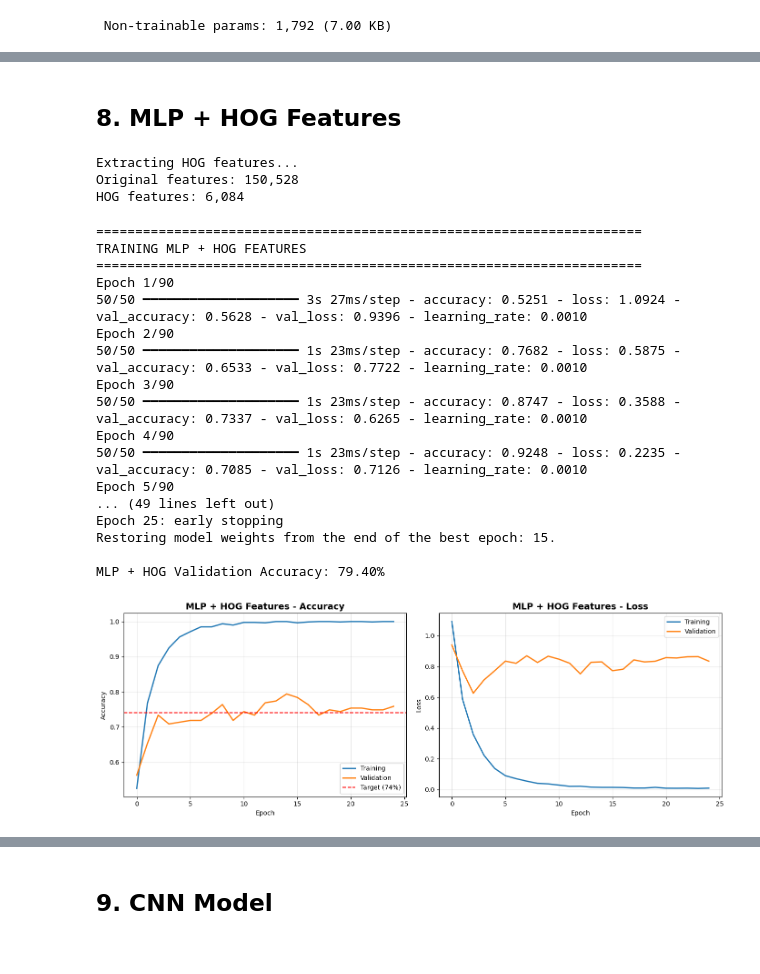
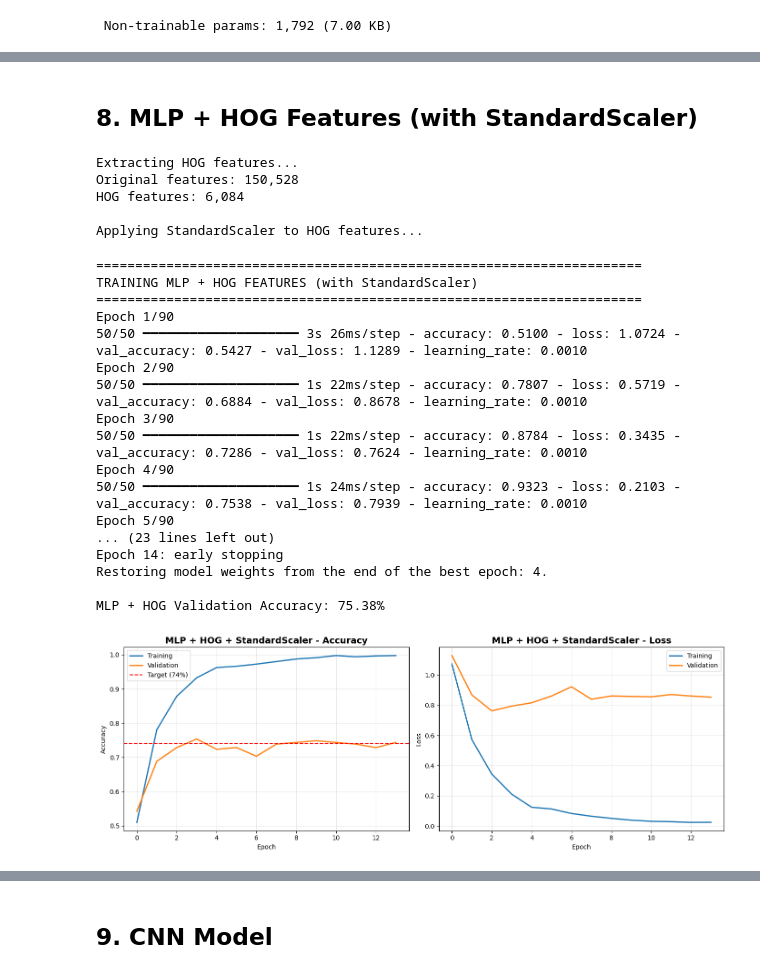
Before and after one commit to arberzylyftari/rps-project, a Jupyter notebook: notebooks/RockPaperScissors_FFNN.ipynb, the cells around one changed output, grey strips where cells are left out. Cells and saved outputs as stored; diff of their text form; code cells hidden in the pictures.

```diff
--- a/notebooks/RockPaperScissors_FFNN.ipynb
+++ b/notebooks/RockPaperScissors_FFNN.ipynb
@@ -327,5 +335,5 @@ Best val accuracy: 47.24% at epoch 11
 # %% [markdown]
-## 8. MLP + HOG Features
+## 8. MLP + HOG Features (with StandardScaler)
 # %%
 print("Extracting HOG features...")
 X_train_hog = extract_hog_features(X_train)
@@ -334,47 +342,55 @@ X_test_hog = extract_hog_features(X_test)
 
 print(f"Original features: {X_train_flat.shape[1]:,}")
 print(f"HOG features: {X_train_hog.shape[1]:,}")
+
+# Apply StandardScaler to HOG features
+print("\nApplying StandardScaler to HOG features...")
+X_train_hog_scaled, X_val_hog_scaled, X_test_hog_scaled, scaler_hog = apply_standard_scaler(
+    X_train_hog, X_val_hog, X_test_hog
+)
 # %% [output]
 Extracting HOG features...
 Original features: 150,528
 HOG features: 6,084
+
+Applying StandardScaler to HOG features...
 # %%
-mlp_hog_model = build_mlp_model(X_train_hog.shape[1], NUM_CLASSES)
+mlp_hog_model = build_mlp_model(X_train_hog_scaled.shape[1], NUM_CLASSES)
 compile_model(mlp_hog_model)
 callbacks_hog = get_callbacks()
 
 print("="*70)
-print("TRAINING MLP + HOG FEATURES")
+print("TRAINING MLP + HOG FEATURES (with StandardScaler)")
 print("="*70)
 
 history_mlp_hog = mlp_hog_model.fit(
-    X_train_hog, y_train,
-    validation_data=(X_val_hog, y_val),
+    X_train_hog_scaled, y_train,
+    validation_data=(X_val_hog_scaled, y_val),
     epochs=EPOCHS,
     batch_size=BATCH_SIZE,
     callbacks=callbacks_hog,
     verbose=1
 )
 
-_, mlp_hog_val_acc = mlp_hog_model.evaluate(X_val_hog, y_val, verbose=0)
+_, mlp_hog_val_acc = mlp_hog_model.evaluate(X_val_hog_scaled, y_val, verbose=0)
 print(f"\nMLP + HOG Validation Accuracy: {mlp_hog_val_acc:.2%}")
-plot_history(history_mlp_hog, title="MLP + HOG Features")
+plot_history(history_mlp_hog, title="MLP + HOG + StandardScaler")
 # %% [output]
 ======================================================================
-TRAINING MLP + HOG FEATURES
+TRAINING MLP + HOG FEATURES (with StandardScaler)
 ======================================================================
 Epoch 1/90
-50/50 ━━━━━━━━━━━━━━━━━━━━ 3s 27ms/step - accuracy: 0.5251 - loss: 1.0924 - val_accuracy: 0.5628 - val_loss: 0.9396 - learning_rate: 0.0010
+50/50 ━━━━━━━━━━━━━━━━━━━━ 3s 26ms/step - accuracy: 0.5100 - loss: 1.0724 - val_accuracy: 0.5427 - val_loss: 1.1289 - learning_rate: 0.0010
 Epoch 2/90
-50/50 ━━━━━━━━━━━━━━━━━━━━ 1s 23ms/step - accuracy: 0.7682 - loss: 0.5875 - val_accuracy: 0.6533 - val_loss: 0.7722 - learning_rate: 0.0010
+50/50 ━━━━━━━━━━━━━━━━━━━━ 1s 22ms/step - accuracy: 0.7807 - loss: 0.5719 - val_accuracy: 0.6884 - val_loss: 0.8678 - learning_rate: 0.0010
 Epoch 3/90
-50/50 ━━━━━━━━━━━━━━━━━━━━ 1s 23ms/step - accuracy: 0.8747 - loss: 0.3588 - val_accuracy: 0.7337 - val_loss: 0.6265 - learning_rate: 0.0010
+50/50 ━━━━━━━━━━━━━━━━━━━━ 1s 22ms/step - accuracy: 0.8784 - loss: 0.3435 - val_accuracy: 0.7286 - val_loss: 0.7624 - learning_rate: 0.0010
 Epoch 4/90
-50/50 ━━━━━━━━━━━━━━━━━━━━ 1s 23ms/step - accuracy: 0.9248 - loss: 0.2235 - val_accuracy: 0.7085 - val_loss: 0.7126 - learning_rate: 0.0010
+50/50 ━━━━━━━━━━━━━━━━━━━━ 1s 24ms/step - accuracy: 0.9323 - loss: 0.2103 - val_accuracy: 0.7538 - val_loss: 0.7939 - learning_rate: 0.0010
 Epoch 5/90
-... (49 lines left out)
-Epoch 25: early stopping
-Restoring model weights from the end of the best epoch: 15.
+... (23 lines left out)
+Epoch 14: early stopping
+Restoring model weights from the end of the best epoch: 4.
 
-MLP + HOG Validation Accuracy: 79.40%
+MLP + HOG Validation Accuracy: 75.38%
-[figure, old version]
+[figure, new version]
```
Also changed, not shown: parts of 16 cells of this notebook, 2 other files.
